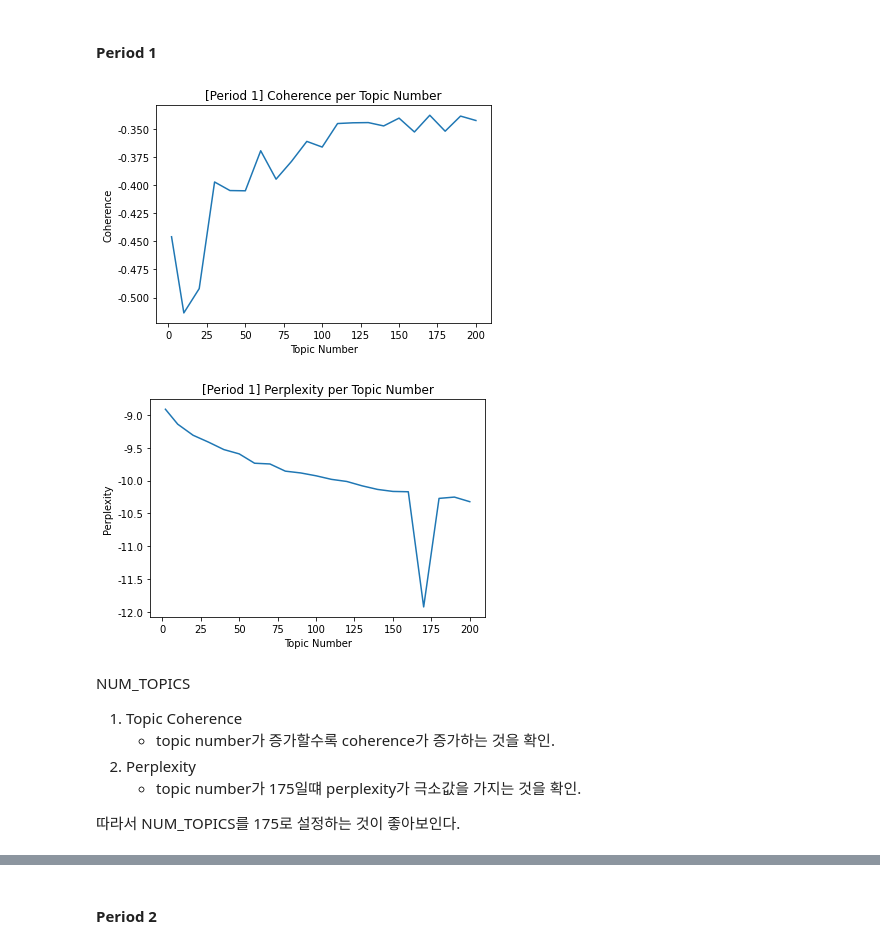
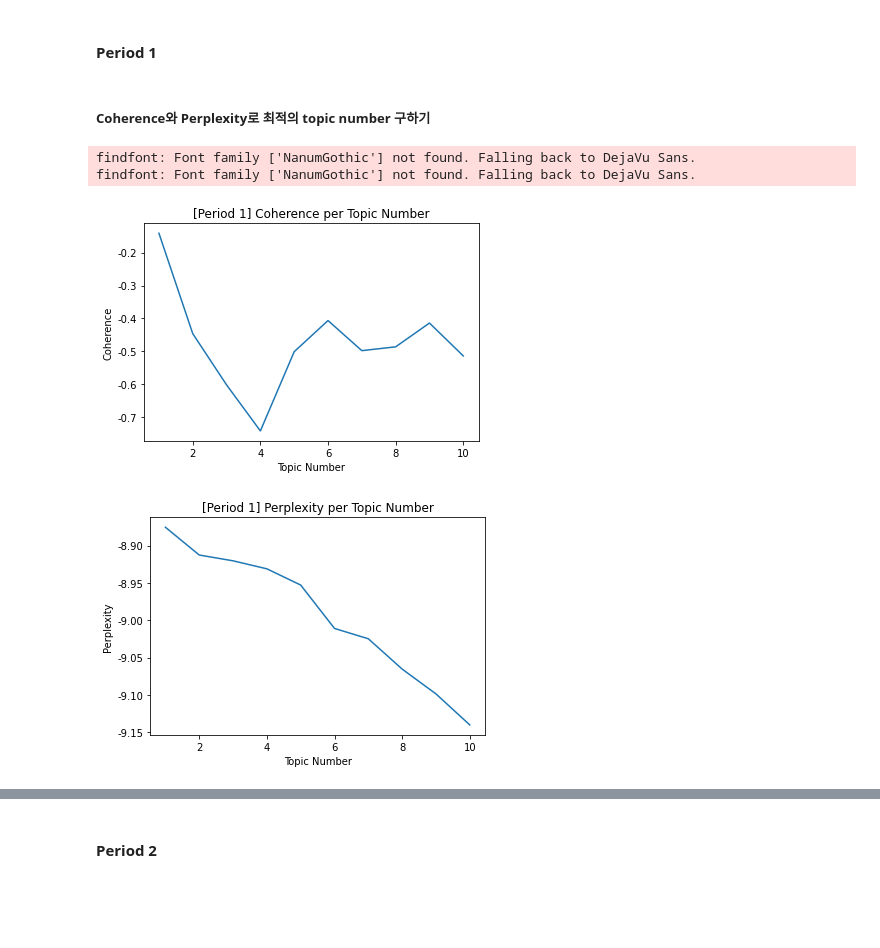
Before and after one commit to MartinusChoi/Text-Mining-Project, a Jupyter notebook: Topic-Modeling-ST.ipynb, the cells around one changed output, grey strips where cells are left out. Cells and saved outputs as stored; diff of their text form; code cells hidden in the pictures; blank space fills up the shorter version.

Commit message:
topic modeling ST complete

```diff
--- a/Topic-Modeling-ST.ipynb
+++ b/Topic-Modeling-ST.ipynb
@@ -171,5 +255,4 @@ class bestTopicNum:
 # %% [markdown]
 #### Period 1
 # %%
-Corp, Dict = buildDTM(wo_stopword_1)
-topic = bestTopicNum(Corp, Dict, passes=PASSES, iterations=ITERATIONS, eval_every=EVAL_EVERY)
+lda_param = BestLDAPram(passes=PASSES, iterations=ITERATIONS, eval_every=EVAL_EVERY)
@@ -179,17 +258,0 @@ topic.calc_perplexity()
-# %%
-topic.plot_coherence('[Period 1] Coherence per Topic Number')
-# %% [output]
-[figure, removed]
-# %%
-topic.plot_perplexity('[Period 1] Perplexity per Topic Number')
-# %% [output]
-[figure, removed]
-# %% [markdown]
-NUM_TOPICS
-
-1. Topic Coherence
-    - topic number가 증가할수록 coherence가 증가하는 것을 확인.
-2. Perplexity
-    - topic number가 175일떄 perplexity가 극소값을 가지는 것을 확인.
-
-따라서 NUM_TOPICS를 175로 설정하는 것이 좋아보인다.
@@ -195,0 +261,13 @@ NUM_TOPICS
+# %% [markdown]
+##### Coherence와 Perplexity로 최적의 topic number 구하기
+# %%
+lda_param.calc_coherence(corpus=Corp, dictionary=Dict)
+lda_param.calc_perplexity(corpus=Corp, dictionary=Dict)
+
+lda_param.plot_coherence('[Period 1] Coherence per Topic Number', root=RESULT_1)
+lda_param.plot_perplexity('[Period 1] Perplexity per Topic Number', root=RESULT_1)
+# %% [output]
+findfont: Font family ['NanumGothic'] not found. Falling back to DejaVu Sans.
+findfont: Font family ['NanumGothic'] not found. Falling back to DejaVu Sans.
+[figure, added]
+[figure, added]
```
Also changed, not shown: parts of 27 cells of this notebook, 21 other files.
